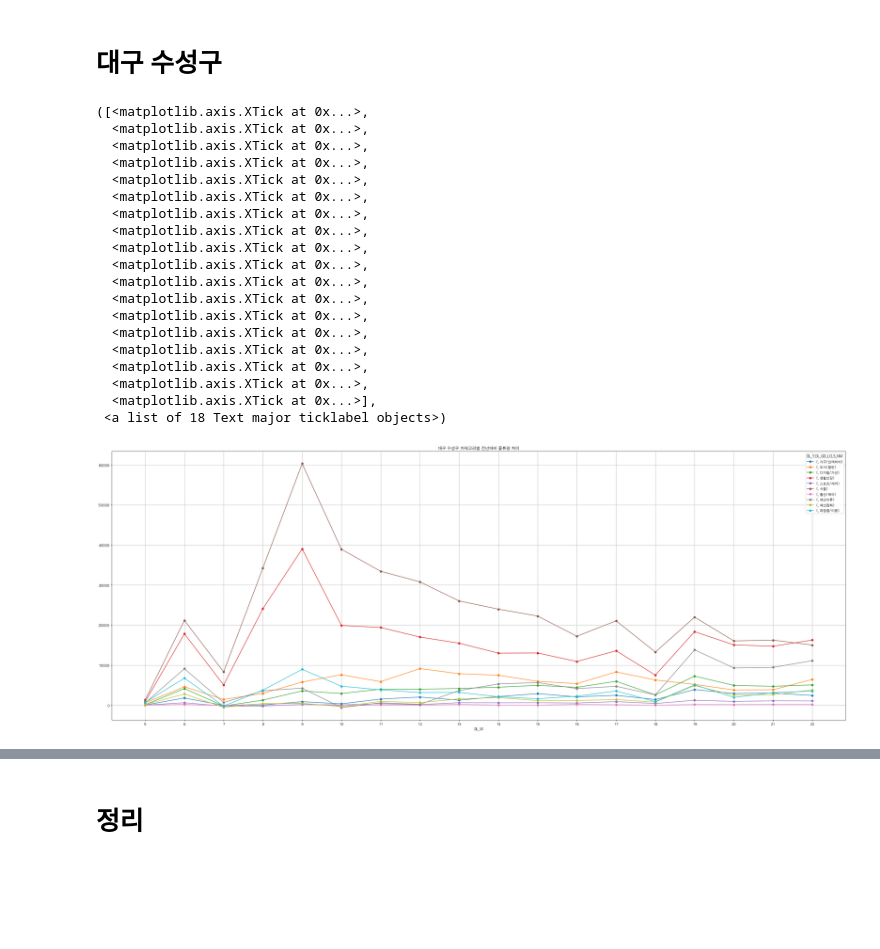
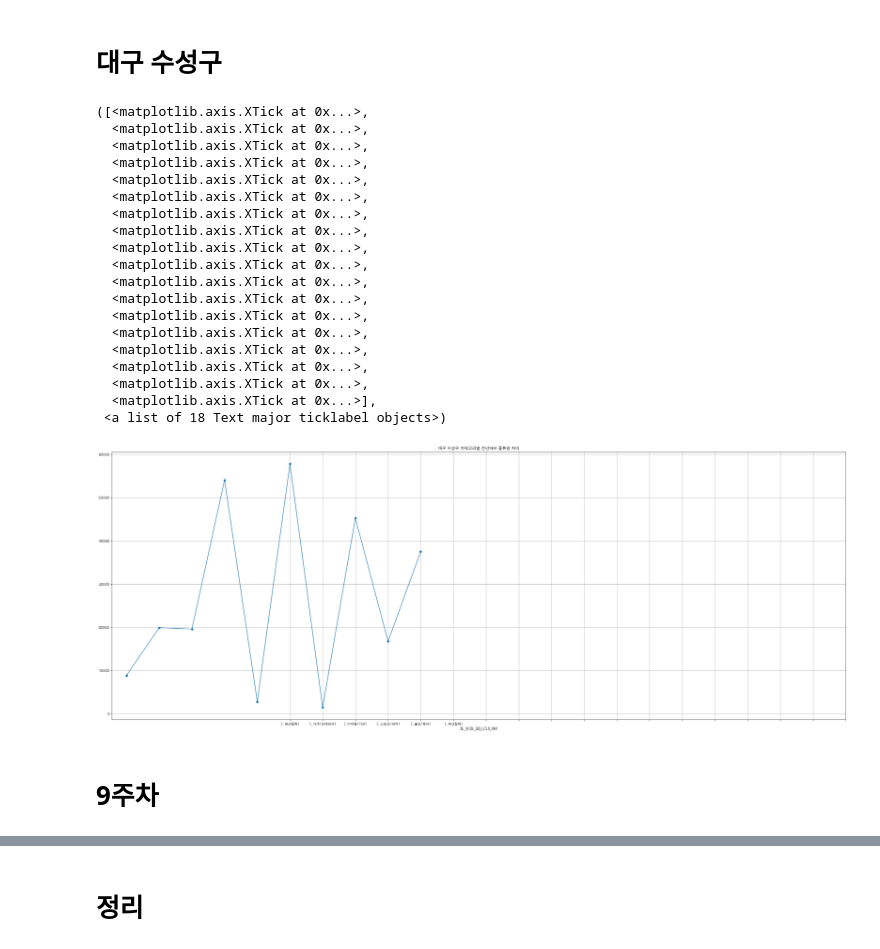
Before and after one commit to leechungpa/mcube, a Jupyter notebook: code/eda/5_cjdt_02.ipynb, the cells around one changed output, grey strips where cells are left out. Saved outputs shown, nothing was run; the diff lists cells and outputs as text; code cells hidden in the pictures; blank space fills up the shorter version.

```diff
--- a/code/eda/5_cjdt_02.ipynb
+++ b/code/eda/5_cjdt_02.ipynb
@@ -289,31 +289,33 @@ plt.xticks([5,6,7,8,9,10,11,12,13,14,15,16,17,18,19,20,21,22])
 # %%
 dt13=cjdt_daegu[cjdt_daegu['CTGG_NM']=='수성구']
 daegu_ssg=dt13.pivot_table(values=['INVC_CONT'], \
-                             index=['DL_Y','DL_W', 'DL_GD_LCLS_NM'], aggfunc='sum')
+                             index=['DL_W', 'DL_GD_LCLS_NM'], aggfunc='sum')
 daegu_ssg=daegu_ssg.unstack(0)
 daegu_ssg['ssg_diff']=daegu_ssg.iloc[:,1] - daegu_ssg.iloc[:,0]
 daegu_ssg_=daegu_ssg.unstack(1)
 daegu_ssg_['ssg_diff'].plot(figsize=(40,15),grid=True, marker='o')
 plt.title('대구 수성구 카테고리별 전년대비 물류량 차이')
 plt.xticks([5,6,7,8,9,10,11,12,13,14,15,16,17,18,19,20,21,22])
 # %% [output]
 ([<matplotlib.axis.XTick at 0x...>,
   <matplotlib.axis.XTick at 0x...>,
   <matplotlib.axis.XTick at 0x...>,
   <matplotlib.axis.XTick at 0x...>,
   <matplotlib.axis.XTick at 0x...>,
   <matplotlib.axis.XTick at 0x...>,
   <matplotlib.axis.XTick at 0x...>,
   <matplotlib.axis.XTick at 0x...>,
   <matplotlib.axis.XTick at 0x...>,
   <matplotlib.axis.XTick at 0x...>,
   <matplotlib.axis.XTick at 0x...>,
   <matplotlib.axis.XTick at 0x...>,
   <matplotlib.axis.XTick at 0x...>,
   <matplotlib.axis.XTick at 0x...>,
   <matplotlib.axis.XTick at 0x...>,
   <matplotlib.axis.XTick at 0x...>,
   <matplotlib.axis.XTick at 0x...>,
   <matplotlib.axis.XTick at 0x...>],
  <a list of 18 Text major ticklabel objects>)
-[figure, old version]
+[figure, new version]
+# %% [markdown]
+# 9주차
```
Also changed, not shown: parts of 6 cells of this notebook.
